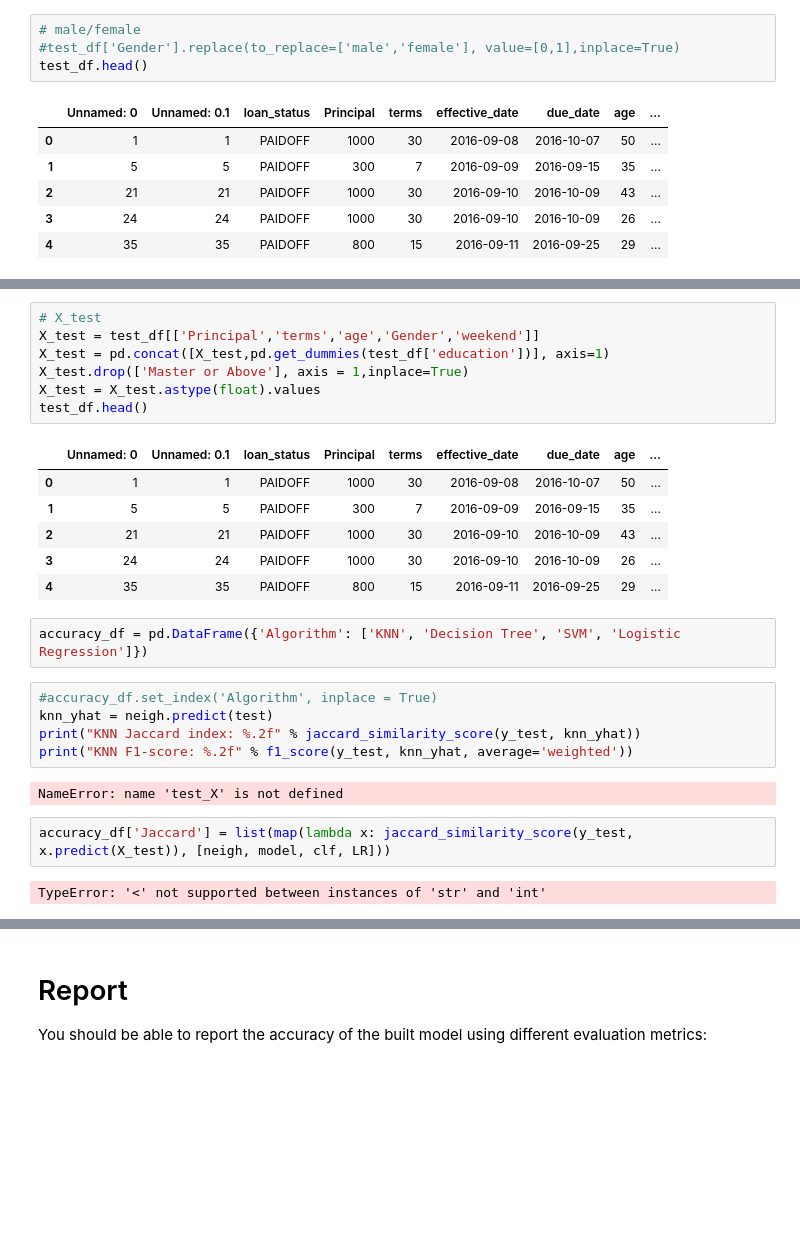
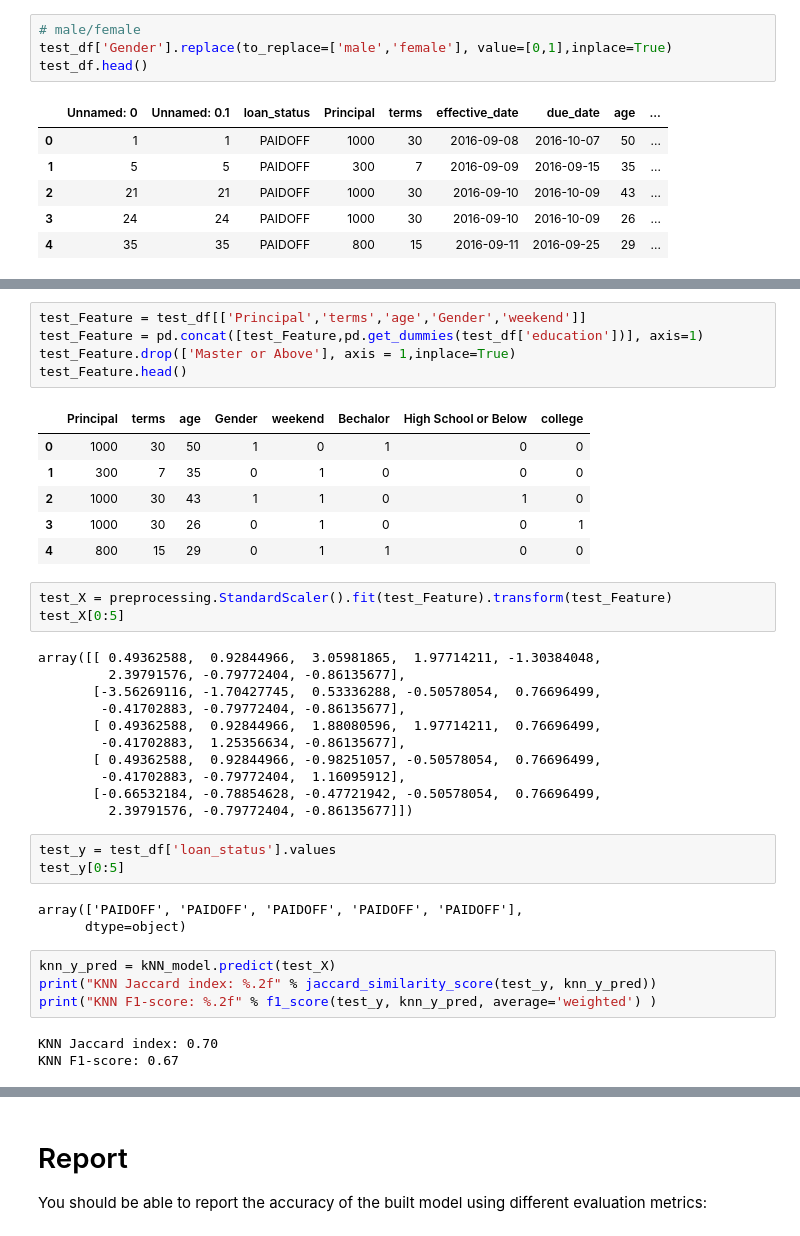
Before and after one commit to rajeevsahani/ibm-data-science, a Jupyter notebook: ML0101EN-Proj-Loan-py-v1.ipynb, the cells around one changed output, grey strips where cells are left out. Saved outputs shown, nothing was run; the diff lists cells and outputs as text; blank space fills up the shorter version.

```diff
--- a/ML0101EN-Proj-Loan-py-v1.ipynb
+++ b/ML0101EN-Proj-Loan-py-v1.ipynb
@@ -554,7 +560,7 @@ test_df.head()
 | 4 | 35 | 35 | PAIDOFF | 800 | 15 | 2016-09-11 | 2016-09-25 | 29 | ... |
 # %%
 # male/female
-#test_df['Gender'].replace(to_replace=['male','female'], value=[0,1],inplace=True)
+test_df['Gender'].replace(to_replace=['male','female'], value=[0,1],inplace=True)
 test_df.head()
 # %% [output]
 |  | Unnamed: 0 | Unnamed: 0.1 | loan_status | Principal | terms | effective_date | due_date | age | ... |
@@ -577,27 +572,39 @@ test_df.head()
 # %%
-# X_test
-X_test = test_df[['Principal','terms','age','Gender','weekend']]
-X_test = pd.concat([X_test,pd.get_dummies(test_df['education'])], axis=1)
-X_test.drop(['Master or Above'], axis = 1,inplace=True)
-X_test = X_test.astype(float).values
-test_df.head()
+test_Feature = test_df[['Principal','terms','age','Gender','weekend']]
+test_Feature = pd.concat([test_Feature,pd.get_dummies(test_df['education'])], axis=1)
+test_Feature.drop(['Master or Above'], axis = 1,inplace=True)
+test_Feature.head()
 # %% [output]
-|  | Unnamed: 0 | Unnamed: 0.1 | loan_status | Principal | terms | effective_date | due_date | age | ... |
-| 0 | 1 | 1 | PAIDOFF | 1000 | 30 | 2016-09-08 | 2016-10-07 | 50 | ... |
-| 1 | 5 | 5 | PAIDOFF | 300 | 7 | 2016-09-09 | 2016-09-15 | 35 | ... |
-| 2 | 21 | 21 | PAIDOFF | 1000 | 30 | 2016-09-10 | 2016-10-09 | 43 | ... |
-| 3 | 24 | 24 | PAIDOFF | 1000 | 30 | 2016-09-10 | 2016-10-09 | 26 | ... |
-| 4 | 35 | 35 | PAIDOFF | 800 | 15 | 2016-09-11 | 2016-09-25 | 29 | ... |
+|  | Principal | terms | age | Gender | weekend | Bechalor | High School or Below | college |
+| 0 | 1000 | 30 | 50 | 1 | 0 | 1 | 0 | 0 |
+| 1 | 300 | 7 | 35 | 0 | 1 | 0 | 0 | 0 |
+| 2 | 1000 | 30 | 43 | 1 | 1 | 0 | 1 | 0 |
+| 3 | 1000 | 30 | 26 | 0 | 1 | 0 | 0 | 1 |
+| 4 | 800 | 15 | 29 | 0 | 1 | 1 | 0 | 0 |
-# %%
-accuracy_df = pd.DataFrame({'Algorithm': ['KNN', 'Decision Tree', 'SVM', 'Logistic Regression']})
+# %%
+test_X = preprocessing.StandardScaler().fit(test_Feature).transform(test_Feature)
+test_X[0:5]
+# %% [output]
+array([[ 0.49362588,  0.92844966,  3.05981865,  1.97714211, -1.30384048,
+         2.39791576, -0.79772404, -0.86135677],
+       [-3.56269116, -1.70427745,  0.53336288, -0.50578054,  0.76696499,
+        -0.41702883, -0.79772404, -0.86135677],
+       [ 0.49362588,  0.92844966,  1.88080596,  1.97714211,  0.76696499,
+        -0.41702883,  1.25356634, -0.86135677],
+       [ 0.49362588,  0.92844966, -0.98251057, -0.50578054,  0.76696499,
+        -0.41702883, -0.79772404,  1.16095912],
+       [-0.66532184, -0.78854628, -0.47721942, -0.50578054,  0.76696499,
+         2.39791576, -0.79772404, -0.86135677]])
+# %%
+test_y = test_df['loan_status'].values
+test_y[0:5]
+# %% [output]
+array(['PAIDOFF', 'PAIDOFF', 'PAIDOFF', 'PAIDOFF', 'PAIDOFF'],
+      dtype=object)
 # %%
-#accuracy_df.set_index('Algorithm', inplace = True)
-knn_yhat = neigh.predict(test)
-print("KNN Jaccard index: %.2f" % jaccard_similarity_score(y_test, knn_yhat))
-print("KNN F1-score: %.2f" % f1_score(y_test, knn_yhat, average='weighted'))
+knn_y_pred = kNN_model.predict(test_X)
+print("KNN Jaccard index: %.2f" % jaccard_similarity_score(test_y, knn_y_pred))
+print("KNN F1-score: %.2f" % f1_score(test_y, knn_y_pred, average='weighted') )
 # %% [output]
-NameError: name 'test_X' is not defined
+KNN Jaccard index: 0.70
+KNN F1-score: 0.67
-# %%
-accuracy_df['Jaccard'] = list(map(lambda x: jaccard_similarity_score(y_test, x.predict(X_test)), [neigh, model, clf, LR]))
-# %% [output]
-TypeError: '<' not supported between instances of 'str' and 'int'
```
Also changed, not shown: parts of 39 cells of this notebook.
